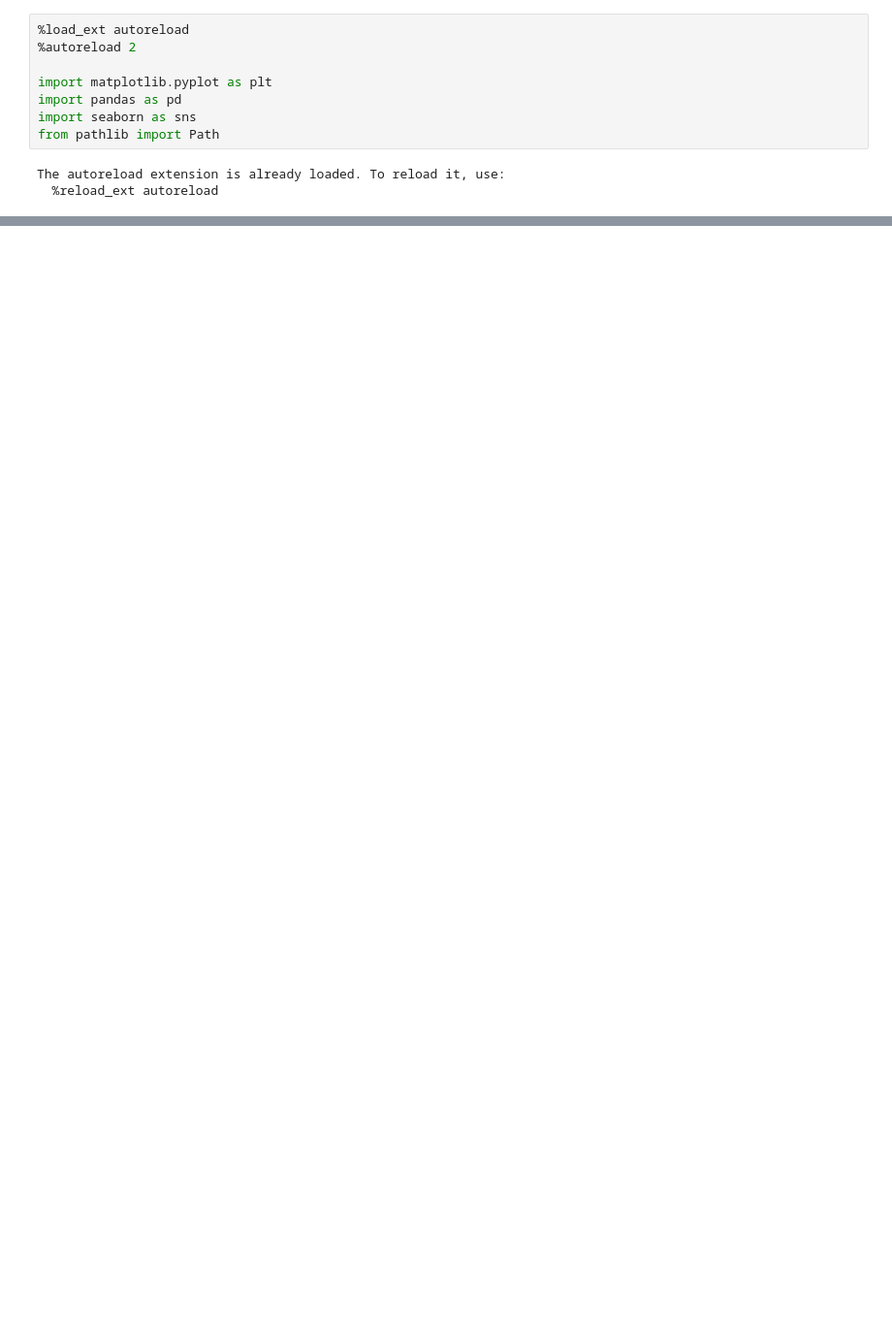
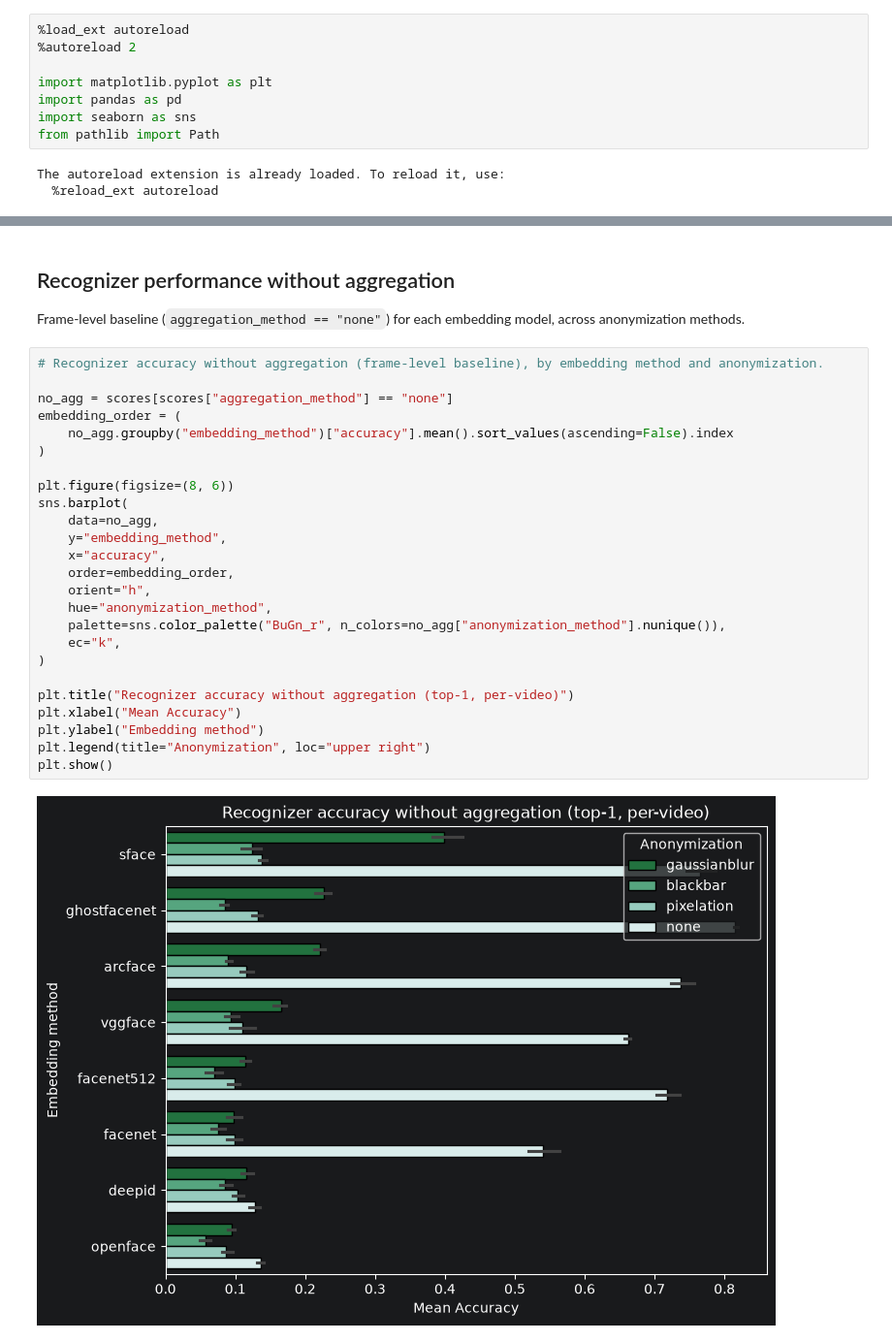
Before and after one commit to wagpa/meles, a Jupyter notebook: src/notebooks/03_visualization.ipynb, the cells around one changed output, grey strips where cells are left out. Shown at 97% size. Cells and saved outputs as stored; diff of their text form; blank space fills up the shorter version.

```diff
--- a/src/notebooks/03_visualization.ipynb
+++ b/src/notebooks/03_visualization.ipynb
@@ -117,0 +118,31 @@ plt.show()
+# %% [markdown]
+## Recognizer performance without aggregation
+
+Frame-level baseline (`aggregation_method == "none"`) for each embedding model, across anonymization methods.
+# %%
+# Recognizer accuracy without aggregation (frame-level baseline), by embedding method and anonymization.
+
+no_agg = scores[scores["aggregation_method"] == "none"]
+embedding_order = (
+    no_agg.groupby("embedding_method")["accuracy"].mean().sort_values(ascending=False).index
+)
+
+plt.figure(figsize=(8, 6))
+sns.barplot(
+    data=no_agg,
+    y="embedding_method",
+    x="accuracy",
+    order=embedding_order,
+    orient="h",
+    hue="anonymization_method",
+    palette=sns.color_palette("BuGn_r", n_colors=no_agg["anonymization_method"].nunique()),
+    ec="k",
+)
+
+plt.title("Recognizer accuracy without aggregation (top-1, per-video)")
+plt.xlabel("Mean Accuracy")
+plt.ylabel("Embedding method")
+plt.legend(title="Anonymization", loc="upper right")
+plt.show()
+# %% [output]
+[figure, added]
```
Also changed, not shown: parts of 13 cells of this notebook, 3 other files.
